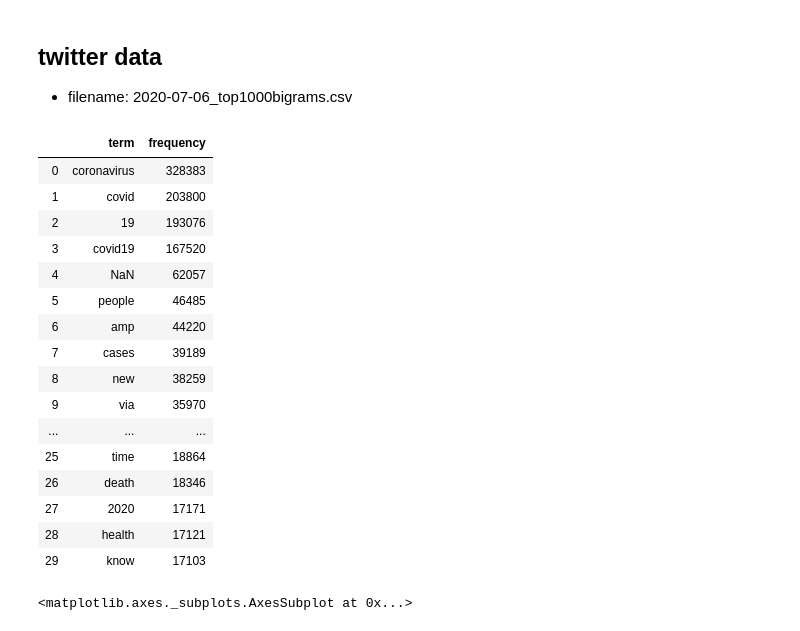
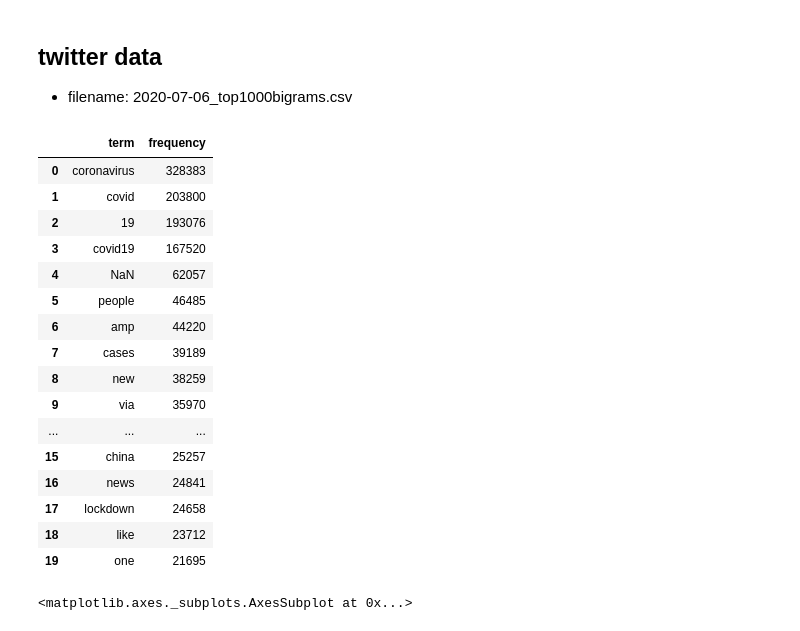
Before and after one commit to WeileiZeng/programming-camp, a Jupyter notebook: data-science/slides/s7-data-twitter.ipynb, the cells around one changed output. Cells and saved outputs as stored; diff of their text form; code cells hidden in the pictures.

```diff
--- a/data-science/slides/s7-data-twitter.ipynb
+++ b/data-science/slides/s7-data-twitter.ipynb
@@ -140,29 +164,29 @@ plt.legend()
 # %%
 #tw = pd.read_csv('data/2020-07-06_top1000bigrams.csv')
 tw = pd.read_csv('../sample-code/data/covid-term/2020-05-03_top1000terms.csv', header=None,names=['term','frequency'])
 #tw.set_index('term',inplace=True)
 a=tw[tw['term']=='covid']
 b=a.set_index(pd.Index(range(a.shape[0])))
 b.loc[0,'frequency']
-tw.head(30)
+tw.head(20)
 # %% [output]
 |  | term | frequency |
 | 0 | coronavirus | 328383 |
 | 1 | covid | 203800 |
 | 2 | 19 | 193076 |
 | 3 | covid19 | 167520 |
 | 4 | NaN | 62057 |
 | 5 | people | 46485 |
 | 6 | amp | 44220 |
 | 7 | cases | 39189 |
 | 8 | new | 38259 |
 | 9 | via | 35970 |
 | ... | ... | ... |
-| 25 | time | 18864 |
-| 26 | death | 18346 |
-| 27 | 2020 | 17171 |
-| 28 | health | 17121 |
-| 29 | know | 17103 |
+| 15 | china | 25257 |
+| 16 | news | 24841 |
+| 17 | lockdown | 24658 |
+| 18 | like | 23712 |
+| 19 | one | 21695 |
 # %%
 import pandas as pd
 from pandas import Series, DataFrame
```
Also changed, not shown: parts of 4 cells of this notebook.
